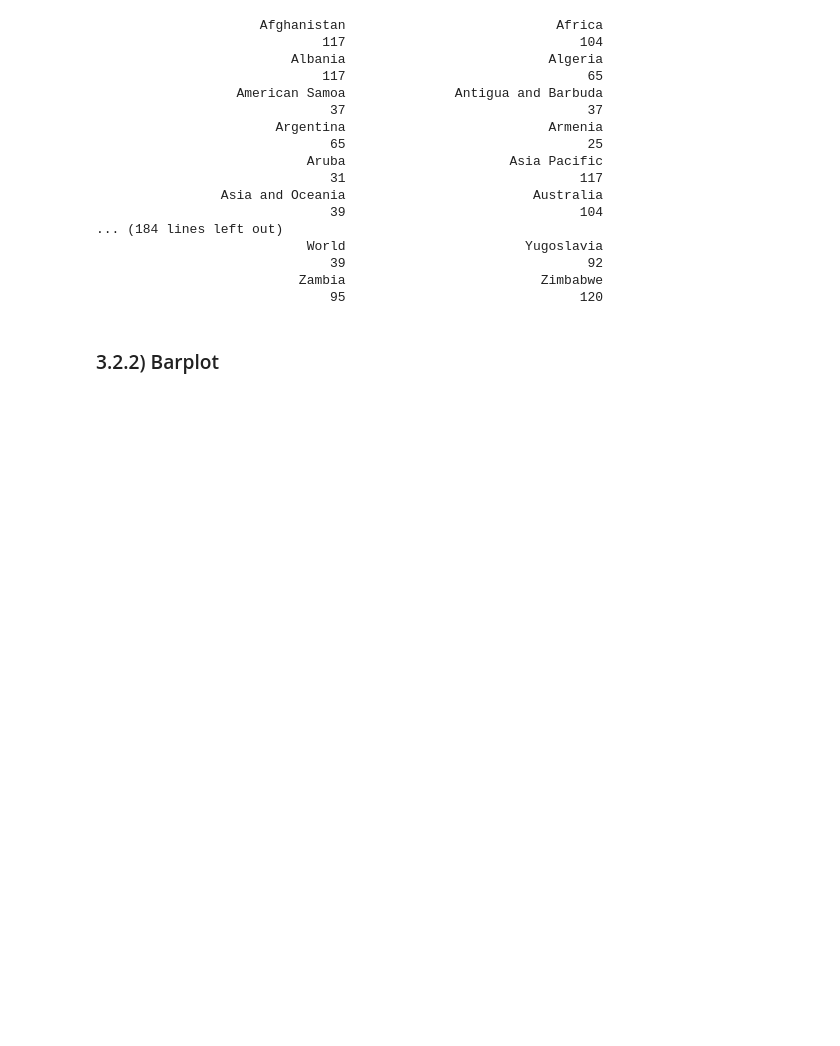
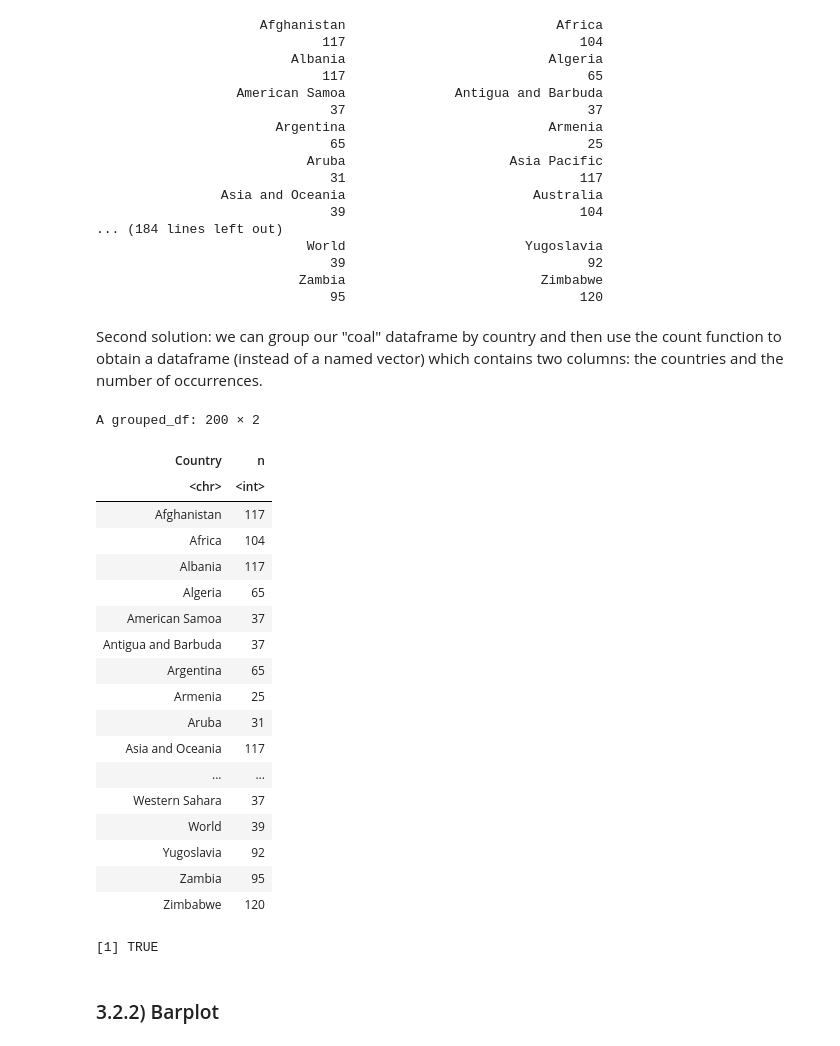
Before and after one commit to marco-giunta/AdvStatPhysAn, a Jupyter notebook: compito_1.ipynb, the cells around one changed output. Drawn from its saved outputs; the diff is of its cells as text; code cells hidden in the pictures; blank space fills up the shorter version.

```diff
--- a/compito_1.ipynb
+++ b/compito_1.ipynb
@@ -369,6 +369,38 @@ n.occurrences
                               39                               92
                           Zambia                         Zimbabwe
                               95                              120
+# %% [markdown]
+Second solution: we can group our "coal" dataframe by country and then use the count function to obtain a dataframe (instead of a named vector) which contains two columns: the countries and the number of occurrences.
+# %%
+n.occurrences2 <- coal %>% group_by(Country) %>% count()
+n.occurrences2
+# %% [output]
+A grouped_df: 200 × 2
+| Country | n |
+| <chr> | <int> |
+| Afghanistan | 117 |
+| Africa | 104 |
+| Albania | 117 |
+| Algeria | 65 |
+| American Samoa | 37 |
+| Antigua and Barbuda | 37 |
+| Argentina | 65 |
+| Armenia | 25 |
+| Aruba | 31 |
+| Asia and Oceania | 117 |
+| ... | ... |
+| Western Sahara | 37 |
+| World | 39 |
+| Yugoslavia | 92 |
+| Zambia | 95 |
+| Zimbabwe | 120 |
+# %%
+#how can we check whether these two methods yield the same result? One possible way is to count how many TRUE elements there are in the boolean vector n.occurrences2 == n.occurrences;
+#if there are as many true elements as there are unique countries then this means that every element of the logical vector is TRUE and therefore that these 2 vectors are indeed equal everywhere!
+library("Matrix")
+nnzero(n.occurrences2$n == n.occurrences) == n.countries
+# %% [output]
+[1] TRUE
 # %% [markdown]
 ### 3.2.2) Barplot
 # %%
```
Also changed, not shown: parts of 2 cells of this notebook.
